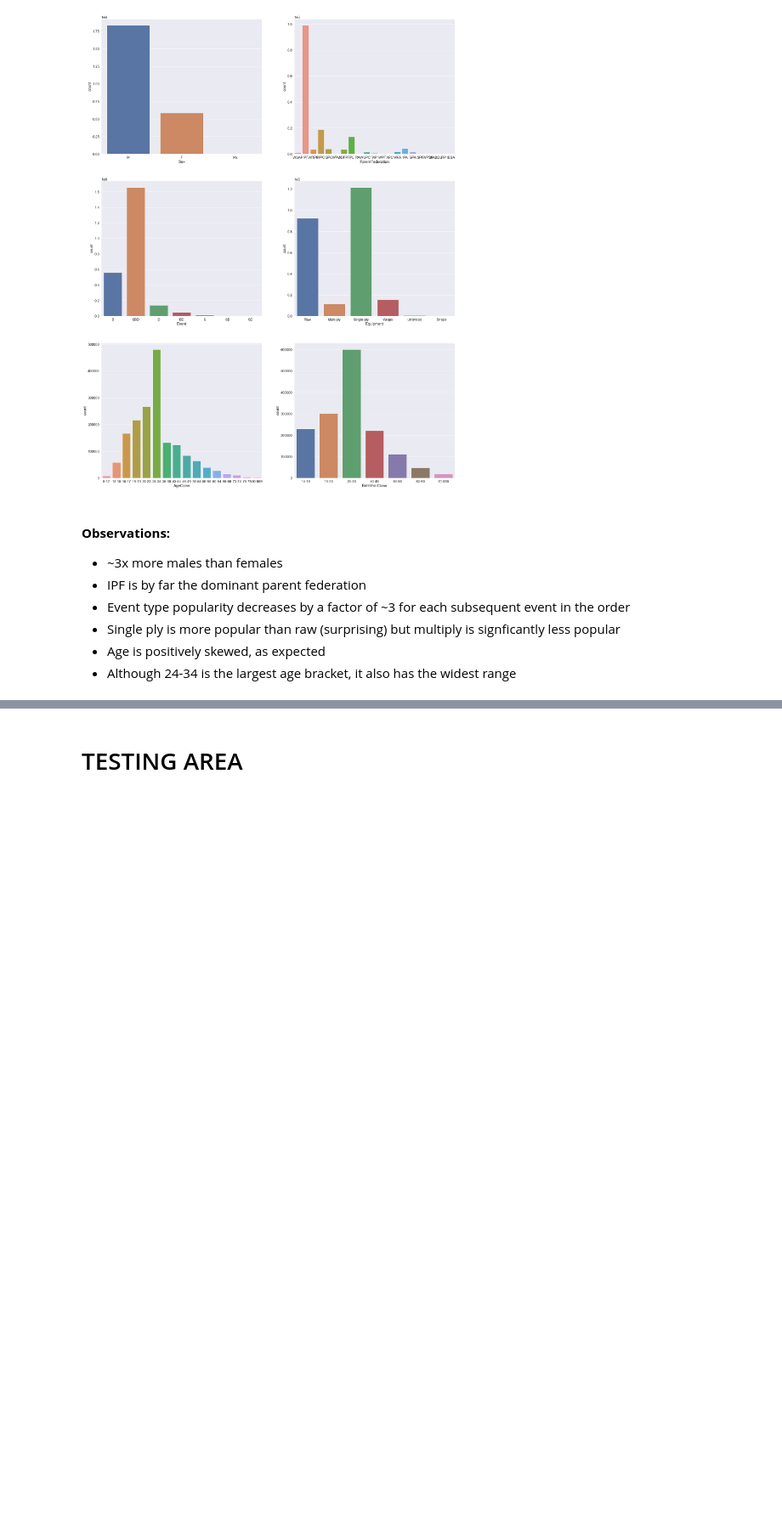
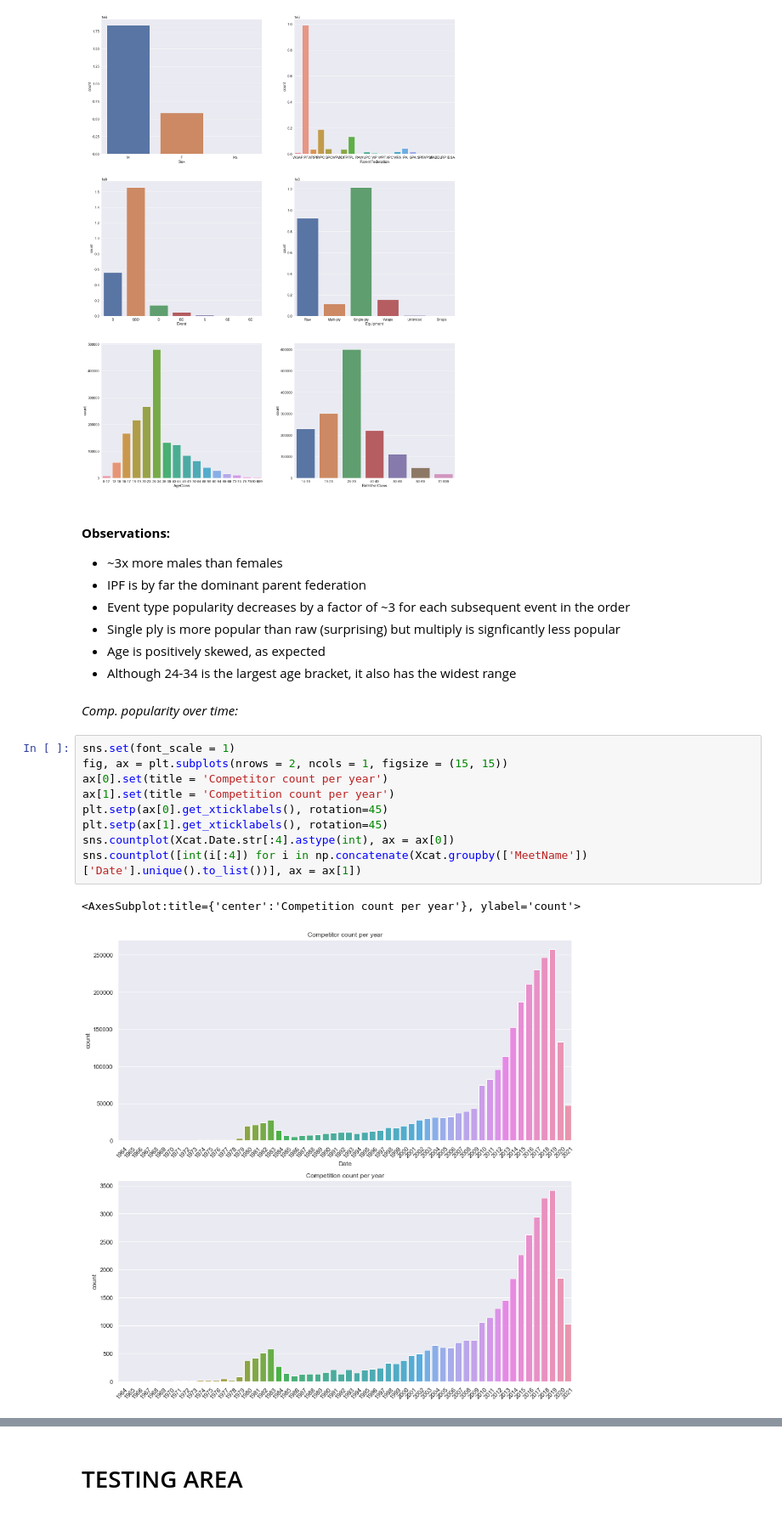
Before and after one commit to JosephAaron3/Powerlifting-Performance, a Jupyter notebook: Code/EDA/OP_EDA.ipynb, the cells around one changed output, grey strips where cells are left out. Shown at 85% size. Drawn from its saved outputs; the diff is of its cells as text; blank space fills up the shorter version.

```diff
--- a/Code/EDA/OP_EDA.ipynb
+++ b/Code/EDA/OP_EDA.ipynb
@@ -194,3 +198,17 @@ plt.show()
 - Single ply is more popular than raw (surprising) but multiply is signficantly less popular
 - Age is positively skewed, as expected
 - Although 24-34 is the largest age bracket, it also has the widest range
+# %% [markdown]
+*Comp. popularity over time:*
+# %%
+sns.set(font_scale = 1)
+fig, ax = plt.subplots(nrows = 2, ncols = 1, figsize = (15, 15))
+ax[0].set(title = 'Competitor count per year')
+ax[1].set(title = 'Competition count per year')
+plt.setp(ax[0].get_xticklabels(), rotation=45)
+plt.setp(ax[1].get_xticklabels(), rotation=45)
+sns.countplot(Xcat.Date.str[:4].astype(int), ax = ax[0])
+sns.countplot([int(i[:4]) for i in np.concatenate(Xcat.groupby(['MeetName'])['Date'].unique().to_list())], ax = ax[1])
+# %% [output]
+<AxesSubplot:title={'center':'Competition count per year'}, ylabel='count'>
+[figure, added]
```
Also changed, not shown: parts of 13 cells of this notebook.
